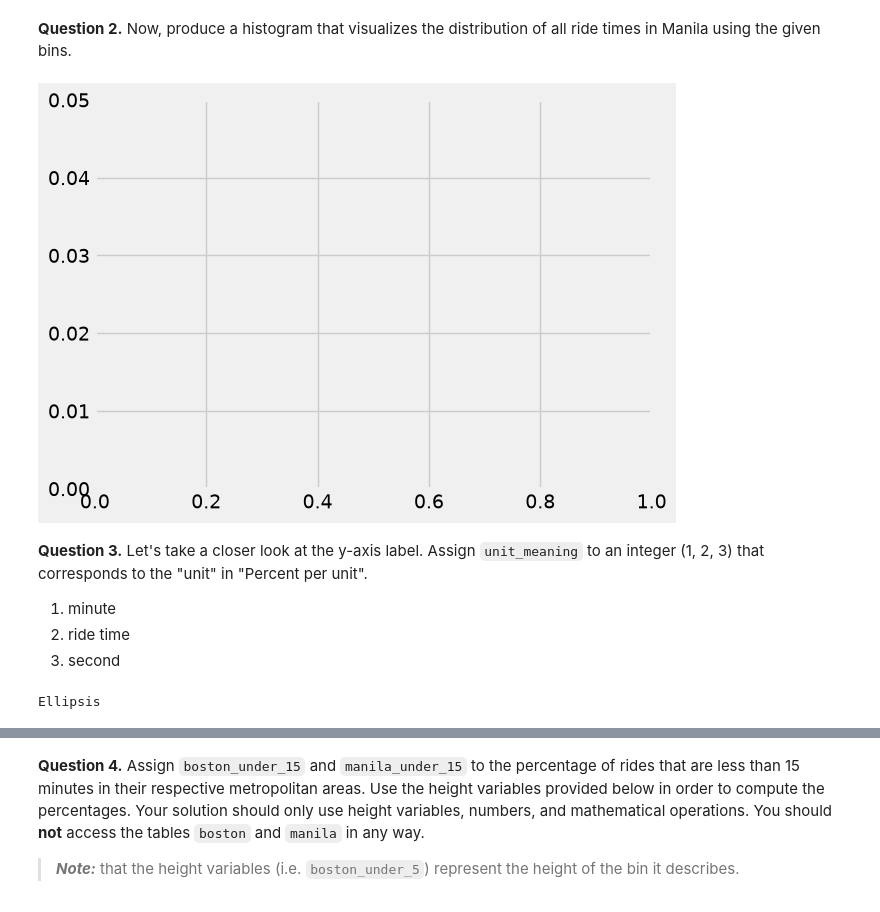
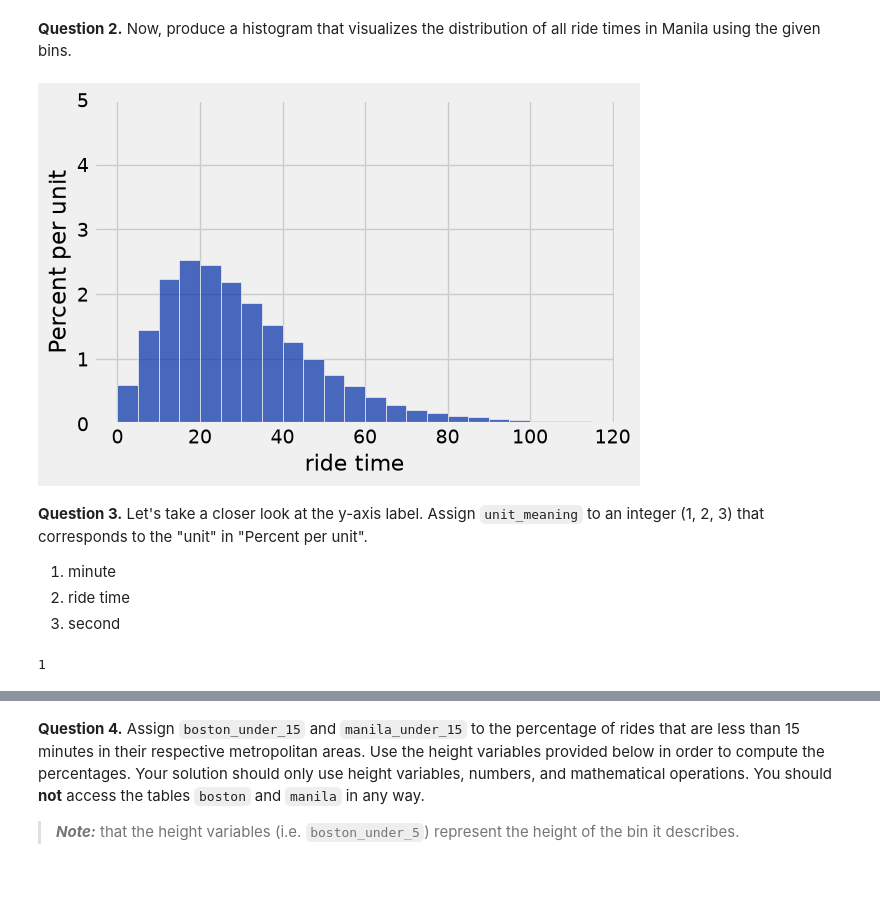
Before and after one commit to aschade2/Intro-to-Data, a Jupyter notebook: Lab 2 - Intro to Tables/hw03.ipynb, the cells around one changed output, grey strips where cells are left out. Saved outputs shown, nothing was run; the diff lists cells and outputs as text; code cells hidden in the pictures; blank space fills up the shorter version.

```diff
--- a/Lab 2 - Intro to Tables/hw03.ipynb
+++ b/Lab 2 - Intro to Tables/hw03.ipynb
@@ -400,12 +353,12 @@ Ellipsis
 **Question 2.** Now, produce a histogram that visualizes the distribution of all ride times in Manila using the given bins.
 # %%
 equal_bins = np.arange(0, 120, 5)
-...
+manila.hist("ride time", bins=equal_bins)
 
 # Don't delete the following line!
 plt.ylim(0, 0.05);
 # %% [output]
-[figure, old version]
+[figure, new version]
 # %% [markdown]
 <!-- END QUESTION -->
 
@@ -415,10 +368,10 @@ plt.ylim(0, 0.05);
 2. ride time
 3. second
 # %%
-unit_meaning = ...
+unit_meaning = 1
 unit_meaning
 # %% [output]
-Ellipsis
+1
 # %%
 grader.check("q3_3")
 # %% [output]
```
Also changed, not shown: parts of 26 cells of this notebook, 4 other files.
